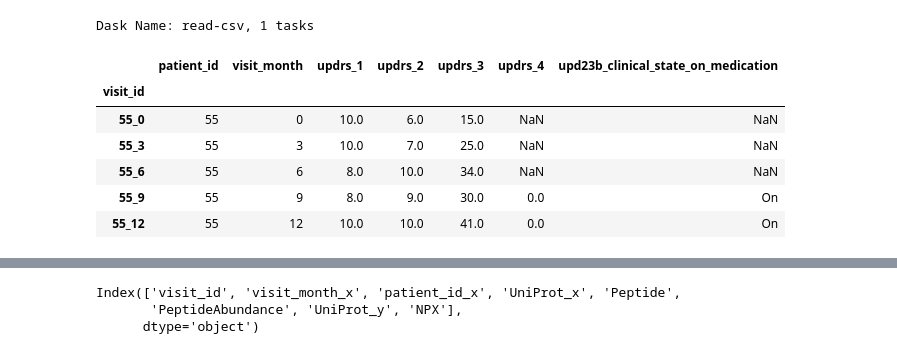
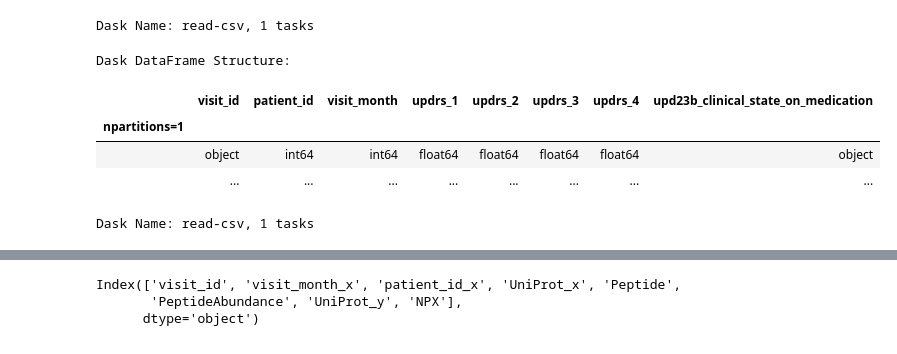
Before and after one commit to ezgibooth/Predicting_Parkinsons_Progression, a Jupyter notebook: Phil_Predicting_Parkinson_Progression.ipynb, the cells around one changed output, grey strips where cells are left out. Saved outputs shown, nothing was run; the diff lists cells and outputs as text; code cells hidden in the pictures.

Commit message:
some progress with Dask
still not ready for ML

```diff
--- a/Phil_Predicting_Parkinson_Progression.ipynb
+++ b/Phil_Predicting_Parkinson_Progression.ipynb
@@ -46,17 +58,22 @@ Dask DataFrame Structure:
 Dask Name: read-csv, 1 tasks
 # %%
 clinical_file = "PD-datasets/train_clinical_data.csv"
-clinical = pd.read_csv(clinical_file)
-clinical_df = pd.DataFrame(clinical)
-clinical_df.set_index("visit_id",inplace=True)
-clinical_df.head()
+clinical = dd.read_csv(clinical_file,dtype=
+                      {"visit_id": object,
+                      "patient_id": int,
+                      "visit_month":int,
+                      "updrs_1": float,
+                      "updrs_2": float,
+                      "updrs_3": float,
+                      "updrs_4": float,
+                      "upd23b_clinical_state_on_medication": object})
+clinical
 # %% [output]
+Dask DataFrame Structure:
-|  | patient_id | visit_month | updrs_1 | updrs_2 | updrs_3 | updrs_4 | upd23b_clinical_state_on_medication |
-| visit_id |  |  |  |  |  |  |  |
-| 55_0 | 55 | 0 | 10.0 | 6.0 | 15.0 | NaN | NaN |
-| 55_3 | 55 | 3 | 10.0 | 7.0 | 25.0 | NaN | NaN |
-| 55_6 | 55 | 6 | 8.0 | 10.0 | 34.0 | NaN | NaN |
-| 55_9 | 55 | 9 | 8.0 | 9.0 | 30.0 | 0.0 | On |
-| 55_12 | 55 | 12 | 10.0 | 10.0 | 41.0 | 0.0 | On |
+|  | visit_id | patient_id | visit_month | updrs_1 | updrs_2 | updrs_3 | updrs_4 | upd23b_clinical_state_on_medication |
+| npartitions=1 |  |  |  |  |  |  |  |  |
+|  | object | int64 | int64 | float64 | float64 | float64 | float64 | object |
+|  | ... | ... | ... | ... | ... | ... | ... | ... |
+Dask Name: read-csv, 1 tasks
 # %%
 # merge all of the datasets together
```
Also changed, not shown: parts of 14 cells of this notebook, 1 other file.
